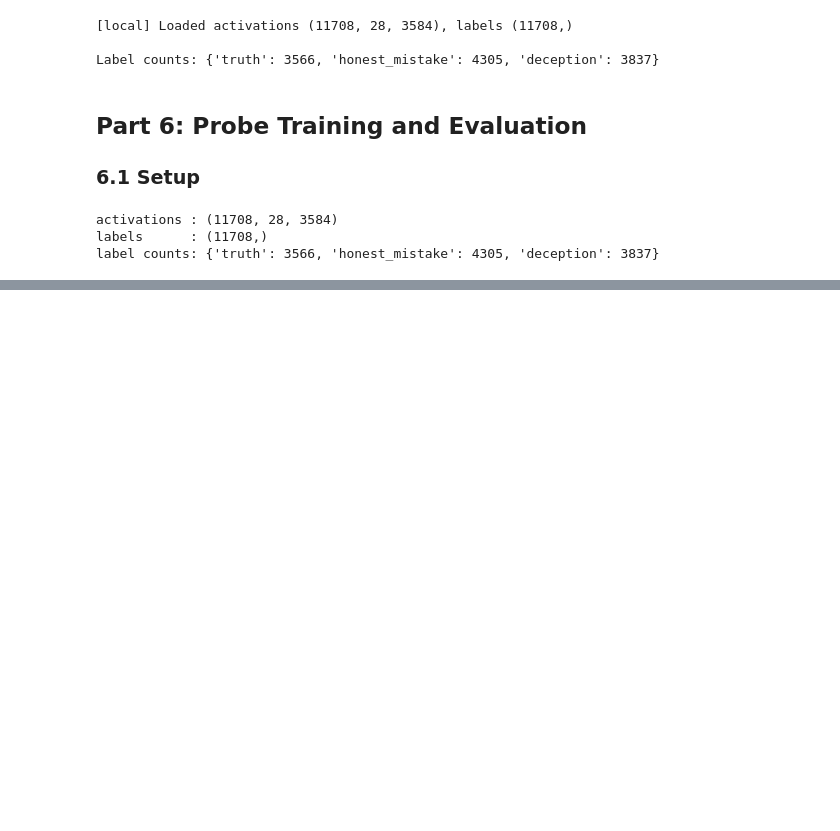
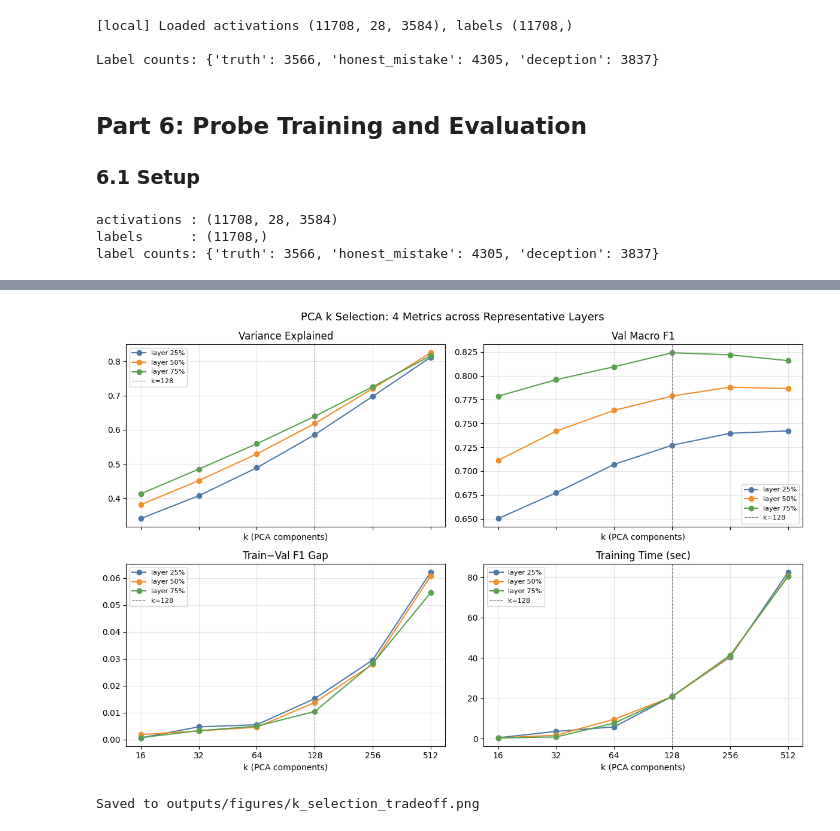
Before and after one commit to TongmengXie/kmsa_2026spring_Algoverse, a Jupyter notebook: kaiyu_generation_and_probing.ipynb, the cells around one changed output, grey strips where cells are left out. Cells and saved outputs as stored; diff of their text form; code cells hidden in the pictures; blank space fills up the shorter version.

Commit message:
pca k analysis and k selection

```diff
--- a/kaiyu_generation_and_probing.ipynb
+++ b/kaiyu_generation_and_probing.ipynb
@@ -909,9 +931,10 @@ if ACTIVATIONS_PATH.exists() and LABELS_PATH.exists():
 else:
     # ── 2. Try downloading from HF Hub ────────────────────────────────────
     try:
-        from huggingface_hub import hf_hub_download
+        from huggingface_hub import hf_hub_download, enable_progress_bars
         from huggingface_hub.utils import RepositoryNotFoundError, EntryNotFoundError
 
+        enable_progress_bars()
         print(f"Local files not found. Downloading from {REPO_ID} ...")
         hf_hub_download(
             repo_id=REPO_ID, filename="activations.npy",
@@ -1070,0 +1071,14 @@ Total per layer: 20.5s  →  28 layers: 9.6 min
+# %%
+from utils.analysis import select_pca_k
+
+K_VALUES = [16, 32, 64, 128, 256, 512]
+K_SELECTION_PATH = OUTPUT_DIR / "pca_reduction_k_selection_results.csv"
+
+k_selection_df = select_pca_k(
+    activations = activations_arr,
+    labels      = labels_str,
+    k_values    = K_VALUES,
+    output_path = K_SELECTION_PATH,
+)
+
+k_selection_df
@@ -1071,3 +1120,35 @@ Total per layer: 20.5s  →  28 layers: 9.6 min
+# %%
+fig, axes = plt.subplots(2, 2, figsize=(12, 8), sharex=True)
+fig.suptitle("PCA k Selection: 4 Metrics across Representative Layers", fontsize=13)
+
+metrics = [
+    ("variance_explained", "Variance Explained",  "upper left"),
+    ("f1_macro_val",        "Val Macro F1",        "lower right"),
+    ("f1_gap",              "Train−Val F1 Gap",    "upper left"),
+    ("train_time_sec",      "Training Time (sec)", "upper left"),
+]
+
+colors = {"25%": "#4e79a7", "50%": "#f28e2b", "75%": "#59a14f"}
+
+for ax, (col, title, legend_loc) in zip(axes.flat, metrics):
+    for pct, grp in k_selection_df.groupby("layer_pct"):
+        ax.plot(grp["k"], grp[col], marker="o", label=f"layer {pct}", color=colors[pct])
+    ax.axvline(x=128, color="gray", linestyle="--", linewidth=0.8, label="k=128")
+    ax.set_title(title)
+    ax.set_xlabel("k (PCA components)")
+    ax.set_xscale("log", base=2)
+    ax.set_xticks(k_selection_df["k"].unique())
+    ax.get_xaxis().set_major_formatter(plt.ScalarFormatter())
+    ax.legend(loc=legend_loc, fontsize=8)
+    ax.grid(True, alpha=0.3)
+
+plt.tight_layout()
+plt.savefig(FIGURES_DIR / "k_selection_tradeoff.png", dpi=150, bbox_inches="tight")
+plt.show()
+print("Saved to outputs/figures/k_selection_tradeoff.png")
+# %% [output]
+[figure, added]
+Saved to outputs/figures/k_selection_tradeoff.png
 # %%
 from utils.analysis import reduce_activations_pca
 
```
Also changed, not shown: parts of 14 cells of this notebook, 23 other files.
